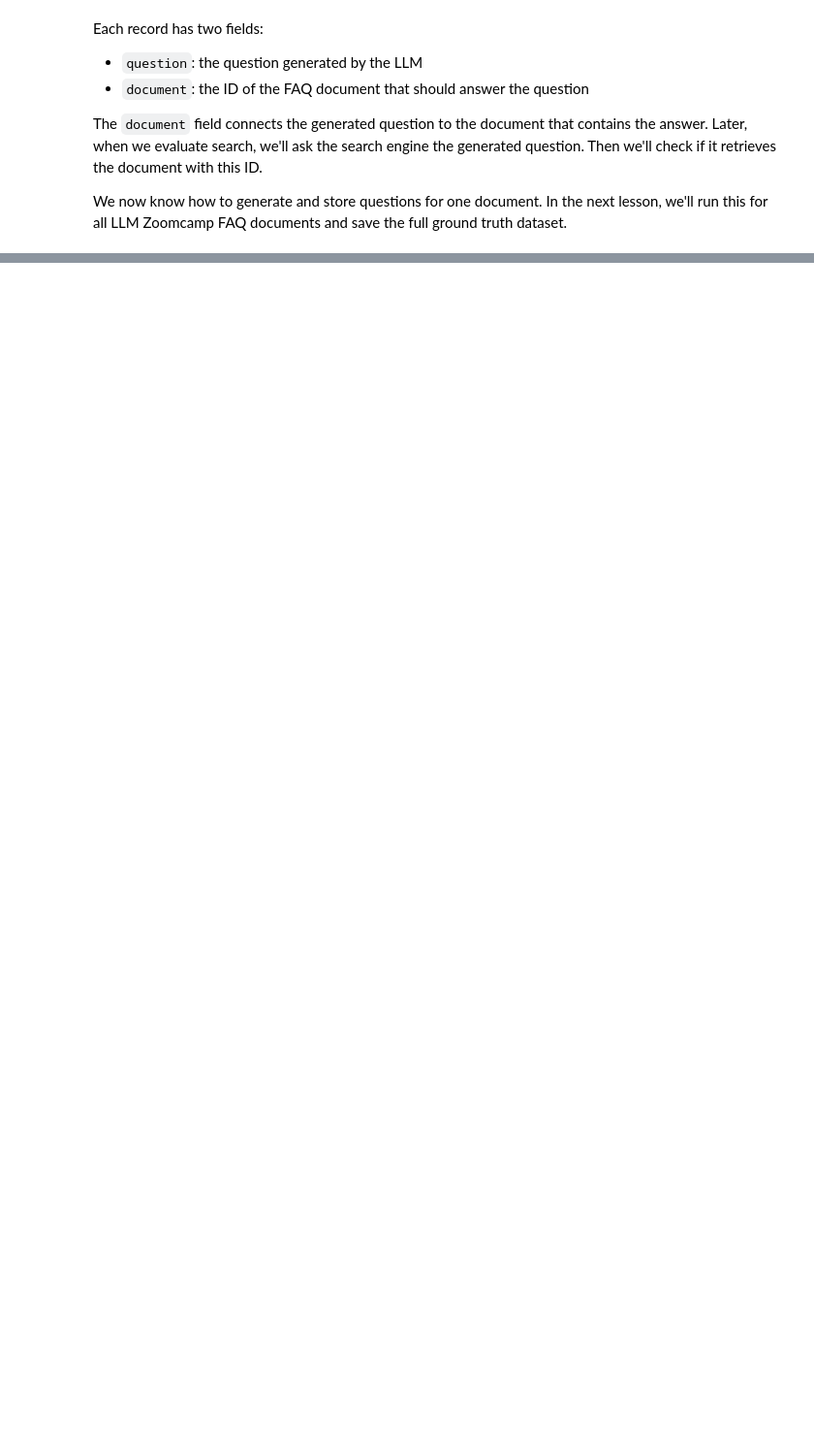
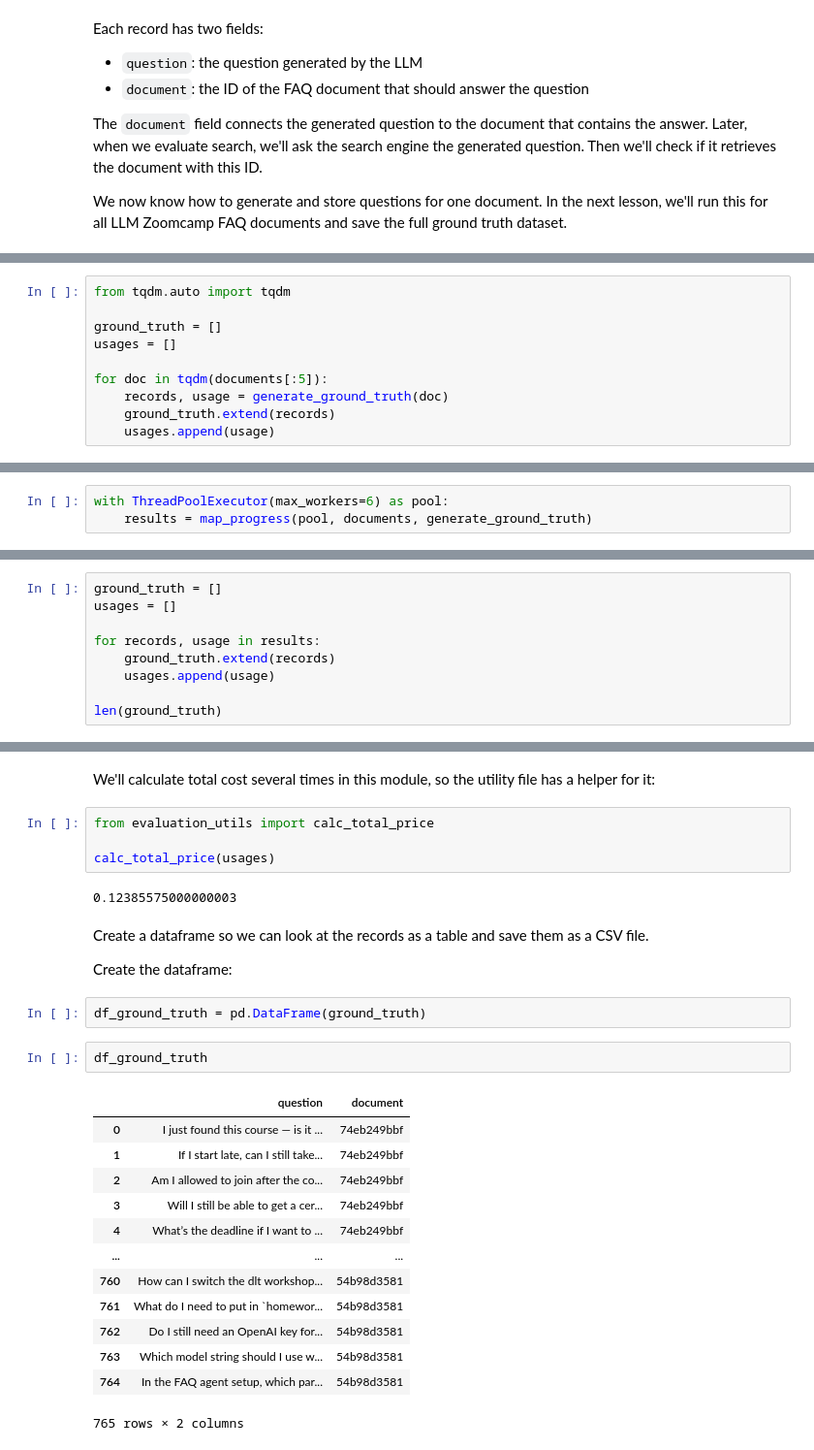
Before and after one commit to jbjezanc/llm-zoomcamp-2026, a Jupyter notebook: data_gen.ipynb, the cells around one changed output, grey strips where cells are left out. Shown at 97% size. Cells and saved outputs as stored; diff of their text form; blank space fills up the shorter version.

```diff
--- a/data_gen.ipynb
+++ b/data_gen.ipynb
@@ -298,0 +392,10 @@ save the full ground truth dataset.
+# %%
+from tqdm.auto import tqdm
+
+ground_truth = []
+usages = []
+
+for doc in tqdm(documents[:5]):
+    records, usage = generate_ground_truth(doc)
+    ground_truth.extend(records)
+    usages.append(usage)
@@ -298,0 +429,3 @@ save the full ground truth dataset.
+# %%
+with ThreadPoolExecutor(max_workers=6) as pool:
+    results = map_progress(pool, documents, generate_ground_truth)
@@ -298,0 +447,9 @@ save the full ground truth dataset.
+# %%
+ground_truth = []
+usages = []
+
+for records, usage in results:
+    ground_truth.extend(records)
+    usages.append(usage)
+
+len(ground_truth)
@@ -298,0 +475,32 @@ save the full ground truth dataset.
+# %% [markdown]
+We'll calculate total cost several times in this module, so the utility
+file has a helper for it:
+# %%
+from evaluation_utils import calc_total_price
+
+calc_total_price(usages)
+# %% [output]
+0.12385575000000003
+# %% [markdown]
+Create a dataframe so we can look at the records as a table and save
+them as a CSV file.
+
+Create the dataframe:
+# %%
+df_ground_truth = pd.DataFrame(ground_truth)
+# %%
+df_ground_truth
+# %% [output]
+|  | question | document |
+| 0 | I just found this course — is it ... | 74eb249bbf |
+| 1 | If I start late, can I still take... | 74eb249bbf |
+| 2 | Am I allowed to join after the co... | 74eb249bbf |
+| 3 | Will I still be able to get a cer... | 74eb249bbf |
+| 4 | What’s the deadline if I want to ... | 74eb249bbf |
+| ... | ... | ... |
+| 760 | How can I switch the dlt workshop... | 54b98d3581 |
+| 761 | What do I need to put in `homewor... | 54b98d3581 |
+| 762 | Do I still need an OpenAI key for... | 54b98d3581 |
+| 763 | Which model string should I use w... | 54b98d3581 |
+| 764 | In the FAQ agent setup, which par... | 54b98d3581 |
+765 rows × 2 columns
```
Also changed, not shown: parts of 34 cells of this notebook, 5 other files.
